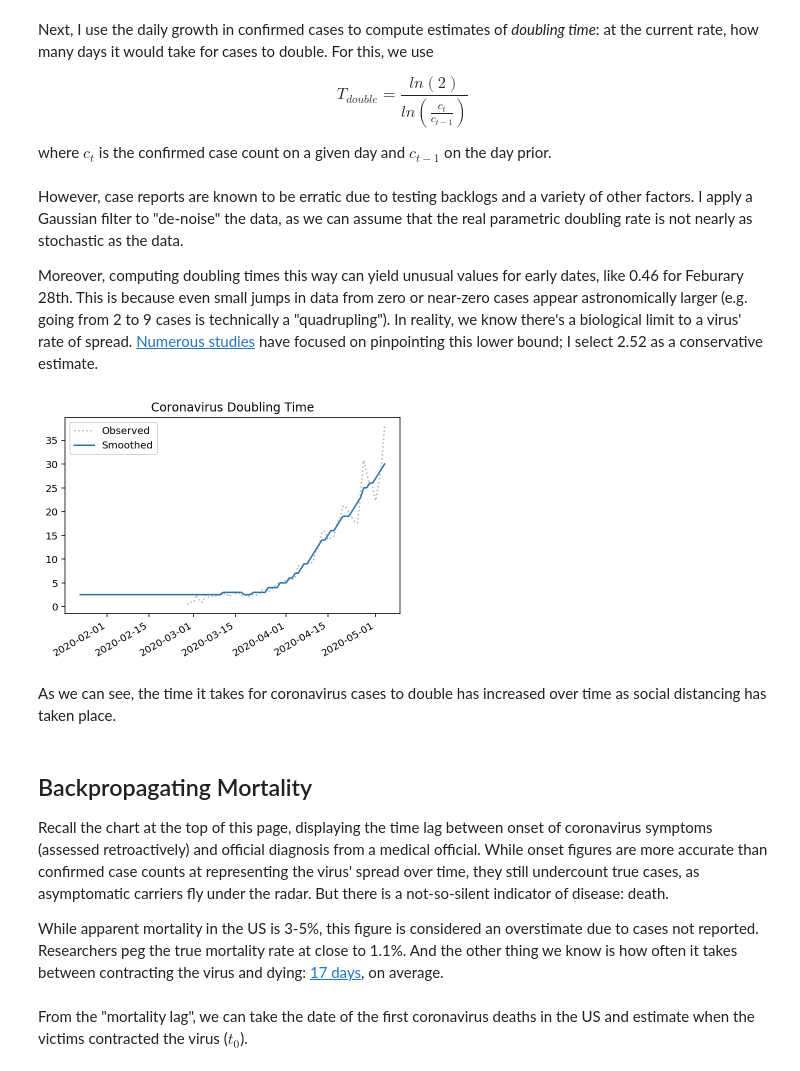
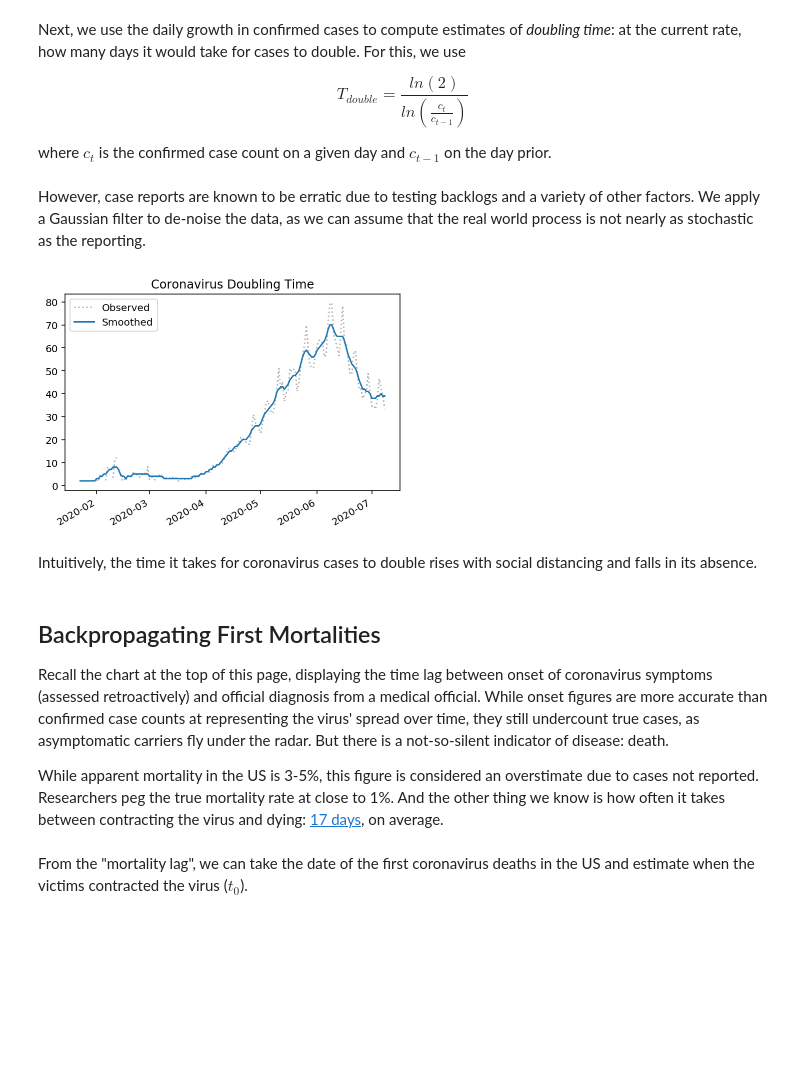
Before and after one commit to KartikChugh/COVID-Case-Estimation, a Jupyter notebook: notebook.ipynb, the cells around one changed output. Drawn from its saved outputs; the diff is of its cells as text; code cells hidden in the pictures; blank space fills up the shorter version.

Commit message:
Bring notebook up to date

```diff
--- a/notebook.ipynb
+++ b/notebook.ipynb
@@ -60,5 +41,5 @@ df
 # %% [markdown]
-Next, I use the daily growth in confirmed cases to compute estimates of _doubling time_: at the current rate, how many days it would take for cases to double. For this, we use
+Next, we use the daily growth in confirmed cases to compute estimates of _doubling time_: at the current rate, how many days it would take for cases to double. For this, we use
 
 $$ T_{double} = \frac{ln(2)}{ln(\frac{c_t}{c_{t-1}})} $$
 
@@ -75,6 +56,4 @@ for t in range(1, len(doubling)):
 # stores in dataframe
 doubling_orig = pd.DataFrame(doubling, index=time, columns=['doubling time'])
 # %% [markdown]
-However, case reports are known to be erratic due to testing backlogs and a variety of other factors. I apply a Gaussian filter to "de-noise" the data, as we can assume that the real parametric doubling rate is not nearly as stochastic as the data.
-
-Moreover, computing doubling times this way can yield unusual values for early dates, like 0.46 for Feburary 28th. This is because even small jumps in data from zero or near-zero cases appear astronomically larger (e.g. going from 2 to 9 cases is technically a "quadrupling"). In reality, we know there's a biological limit to a virus' rate of spread. [Numerous studies](https://midasnetwork.us/covid-19/) have focused on pinpointing this lower bound; I select 2.52 as a conservative estimate.
+However, case reports are known to be erratic due to testing backlogs and a variety of other factors. We apply a Gaussian filter to de-noise the data, as we can assume that the real world process is not nearly as stochastic as the reporting.
@@ -88,18 +60,23 @@ doubling_smooth = doubling_orig.rolling(7,
 # %%
+doubling_smooth = doubling_orig.rolling(13,
+        win_type='gaussian',
+        min_periods=1,
+        center=True).mean(std=2).round()
+
 plt.plot(doubling_orig, c='k', ls=':', alpha=.3)
 plt.plot(doubling_smooth)
 plt.gcf().autofmt_xdate()
 plt.legend(['Observed', 'Smoothed'])
 plt.title('Coronavirus Doubling Time')
 plt.show()
 # %% [output]
-[figure, old version]
+[figure, new version]
 # %% [markdown]
-As we can see, the time it takes for coronavirus cases to double has increased over time as social distancing has taken place.
+Intuitively, the time it takes for coronavirus cases to double rises with social distancing and falls in its absence.
 # %% [markdown]
-## Backpropagating Mortality
+## Backpropagating First Mortalities
 
 Recall the chart at the top of this page, displaying the time lag between onset of coronavirus symptoms (assessed retroactively) and official diagnosis from a medical official. While onset figures are more accurate than confirmed case counts at representing the virus' spread over time, they still undercount true cases, as asymptomatic carriers fly under the radar. But there is a not-so-silent indicator of disease: death.
 
-While apparent mortality in the US is 3-5%, this figure is considered an overstimate due to cases not reported. Researchers peg the true mortality rate at close to 1.1%. And the other thing we know is how often it takes between contracting the virus and dying: [17 days](https://midasnetwork.us/covid-19/), on average.
+While apparent mortality in the US is 3-5%, this figure is considered an overstimate due to cases not reported. Researchers peg the true mortality rate at close to 1%. And the other thing we know is how often it takes between contracting the virus and dying: [17 days](https://midasnetwork.us/covid-19/), on average.
 # %%
```
Also changed, not shown: parts of 27 cells of this notebook.
